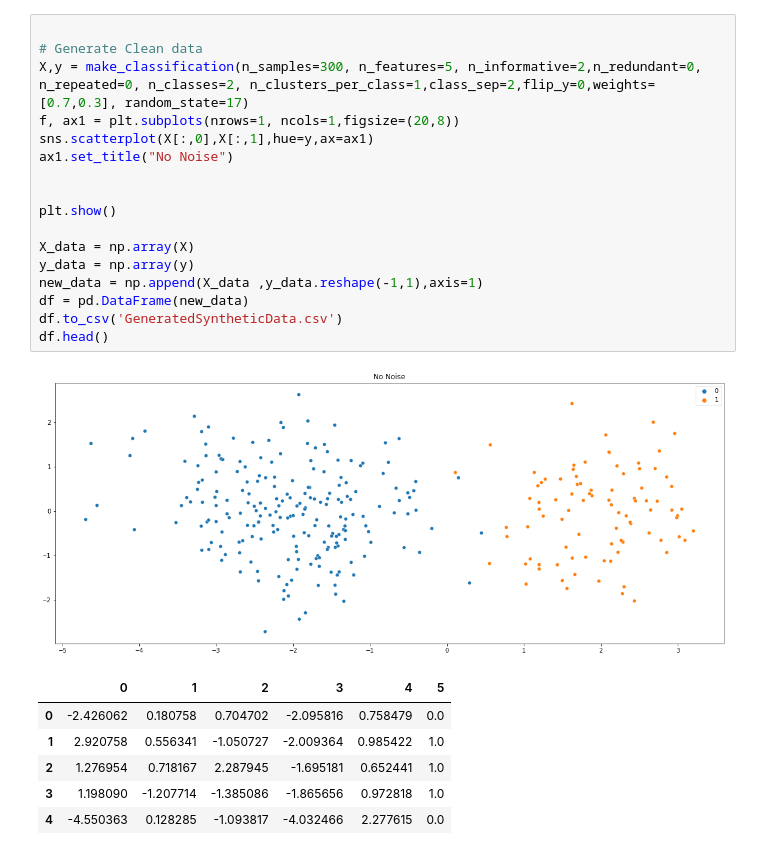
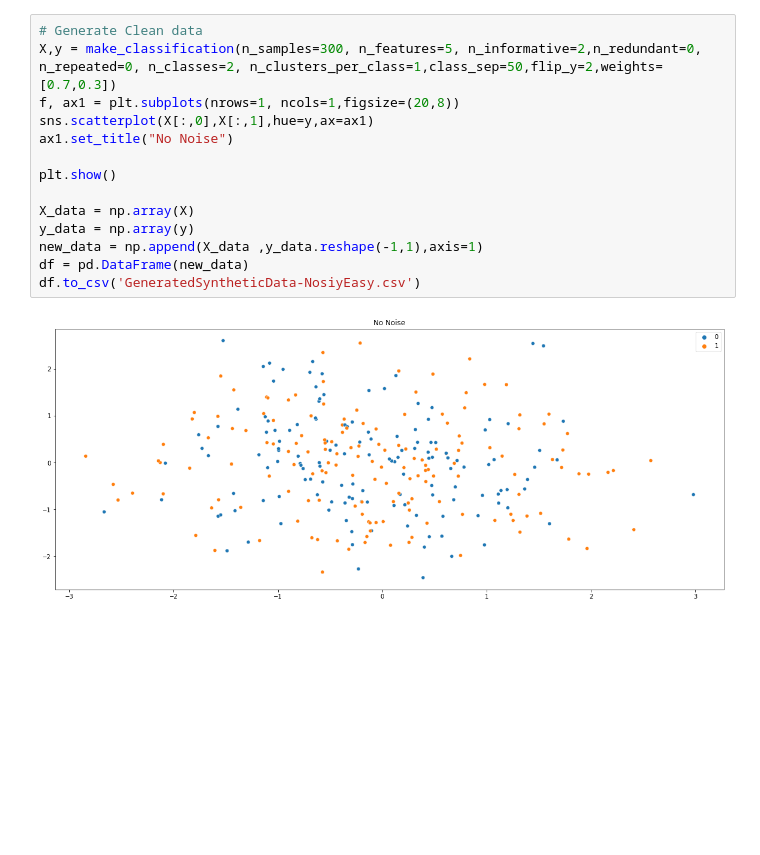
Before and after one commit to AdJansen/Artificial-Immune-System-For-Class-Imbalance, a Jupyter notebook: Data/DataGenerator.ipynb, the cells around one changed output. Cells and saved outputs as stored; diff of their text form; blank space fills up the shorter version.

```diff
--- a/Data/DataGenerator.ipynb
+++ b/Data/DataGenerator.ipynb
@@ -17,25 +104,16 @@ from sklearn.model_selection import GridSearchCV
 # %%
-
 # Generate Clean data
-X,y = make_classification(n_samples=300, n_features=5, n_informative=2,n_redundant=0, n_repeated=0, n_classes=2, n_clusters_per_class=1,class_sep=2,flip_y=0,weights=[0.7,0.3], random_state=17)
+X,y = make_classification(n_samples=300, n_features=5, n_informative=2,n_redundant=0, n_repeated=0, n_classes=2, n_clusters_per_class=1,class_sep=50,flip_y=2,weights=[0.7,0.3])
 f, ax1 = plt.subplots(nrows=1, ncols=1,figsize=(20,8))
 sns.scatterplot(X[:,0],X[:,1],hue=y,ax=ax1)
 ax1.set_title("No Noise")
-
 
 plt.show()
 
 X_data = np.array(X)
 y_data = np.array(y)
 new_data = np.append(X_data ,y_data.reshape(-1,1),axis=1)
 df = pd.DataFrame(new_data)
-df.to_csv('GeneratedSyntheticData.csv')
-df.head()
+df.to_csv('GeneratedSyntheticData-NosiyEasy.csv')
 # %% [output]
-[figure, old version]
+[figure, new version]
-|  | 0 | 1 | 2 | 3 | 4 | 5 |
-| 0 | -2.426062 | 0.180758 | 0.704702 | -2.095816 | 0.758479 | 0.0 |
-| 1 | 2.920758 | 0.556341 | -1.050727 | -2.009364 | 0.985422 | 1.0 |
-| 2 | 1.276954 | 0.718167 | 2.287945 | -1.695181 | 0.652441 | 1.0 |
-| 3 | 1.198090 | -1.207714 | -1.385086 | -1.865656 | 0.972818 | 1.0 |
-| 4 | -4.550363 | 0.128285 | -1.093817 | -4.032466 | 2.277615 | 0.0 |
```
Also changed, not shown: parts of 6 cells of this notebook.
